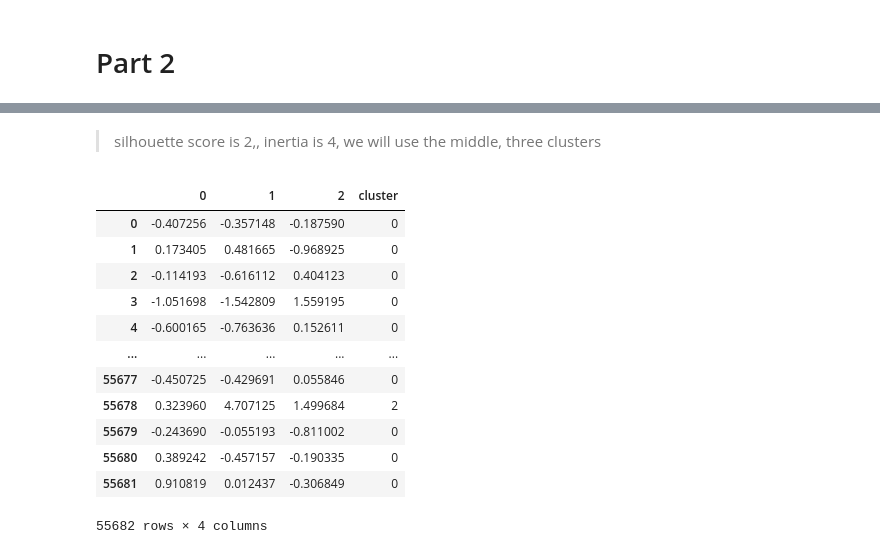
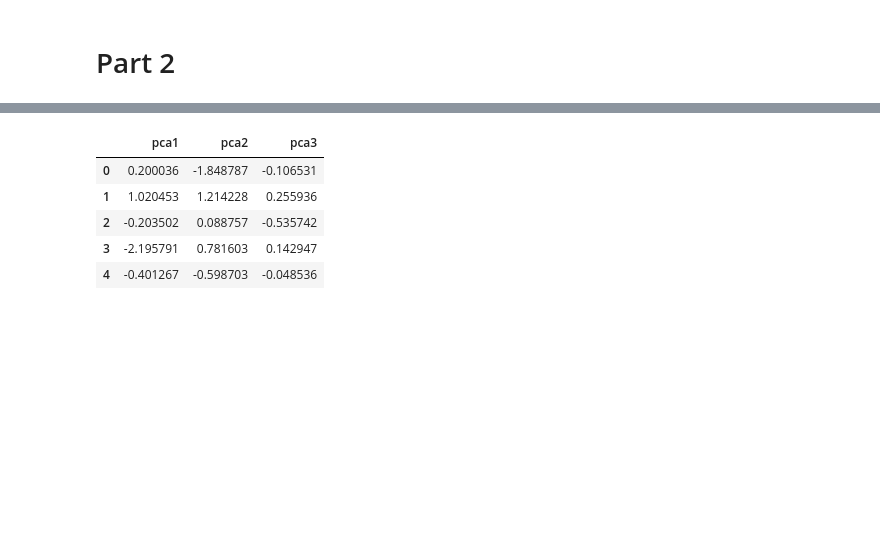
Before and after one commit to fadi-theodory/Machine-learning, a Jupyter notebook: Project_4_Part_2_(Core)_Adult_income.ipynb, the cells around one changed output, grey strips where cells are left out. Drawn from its saved outputs; the diff is of its cells as text; code cells hidden in the pictures; blank space fills up the shorter version.

```diff
--- a/Project_4_Part_2_(Core)_Adult_income.ipynb
+++ b/Project_4_Part_2_(Core)_Adult_income.ipynb
@@ -698,27 +679,0 @@ axes[1].set_xticks(ks);
-# %% [markdown]
-> silhouette score is 2,, inertia is 4, we will use the middle, three clusters
-# %%
-# to apply K means clustering to X_train_pca
-kmeans = KMeans(n_clusters=3, n_init= 'auto', random_state=42)
-kmeans.fit(X_train_pca)
-# Convert the PCA results to DataFrames
-X_train_pca = pd.DataFrame(X_train_pca)
-X_test_pca = pd.DataFrame(X_test_pca)
-# Add the clusters as a column in the dataframe
-X_train_pca['cluster'] = kmeans.labels_
-
-X_train_pca
-# %% [output]
-|  | 0 | 1 | 2 | cluster |
-| 0 | -0.407256 | -0.357148 | -0.187590 | 0 |
-| 1 | 0.173405 | 0.481665 | -0.968925 | 0 |
-| 2 | -0.114193 | -0.616112 | 0.404123 | 0 |
-| 3 | -1.051698 | -1.542809 | 1.559195 | 0 |
-| 4 | -0.600165 | -0.763636 | 0.152611 | 0 |
-| ... | ... | ... | ... | ... |
-| 55677 | -0.450725 | -0.429691 | 0.055846 | 0 |
-| 55678 | 0.323960 | 4.707125 | 1.499684 | 2 |
-| 55679 | -0.243690 | -0.055193 | -0.811002 | 0 |
-| 55680 | 0.389242 | -0.457157 | -0.190335 | 0 |
-| 55681 | 0.910819 | 0.012437 | -0.306849 | 0 |
-55682 rows × 4 columns
@@ -724,0 +684,9 @@ X_train_pca
+# %%
+X_train_pca_df.head()
+# %% [output]
+|  | pca1 | pca2 | pca3 |
+| 0 | 0.200036 | -1.848787 | -0.106531 |
+| 1 | 1.020453 | 1.214228 | 0.255936 |
+| 2 | -0.203502 | 0.088757 | -0.535742 |
+| 3 | -2.195791 | 0.781603 | 0.142947 |
+| 4 | -0.401267 | -0.598703 | -0.048536 |
```
Also changed, not shown: parts of 15 cells of this notebook.
